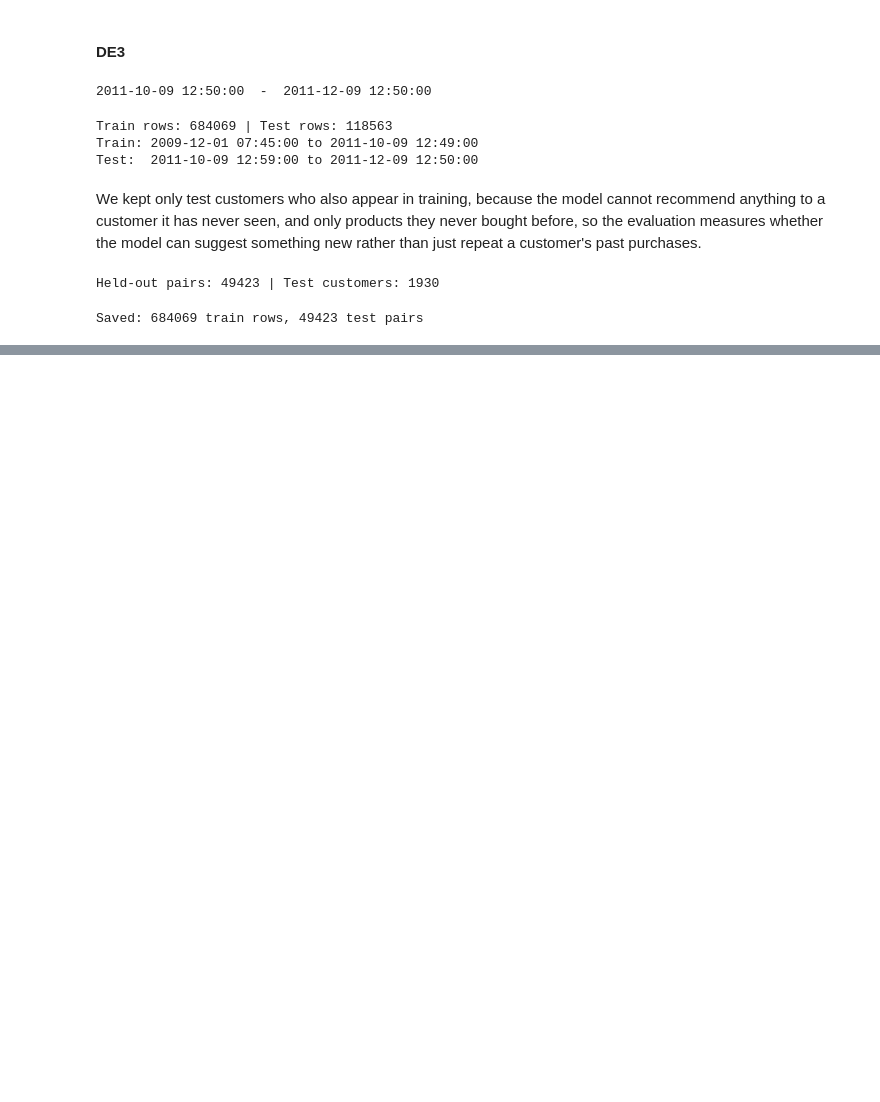
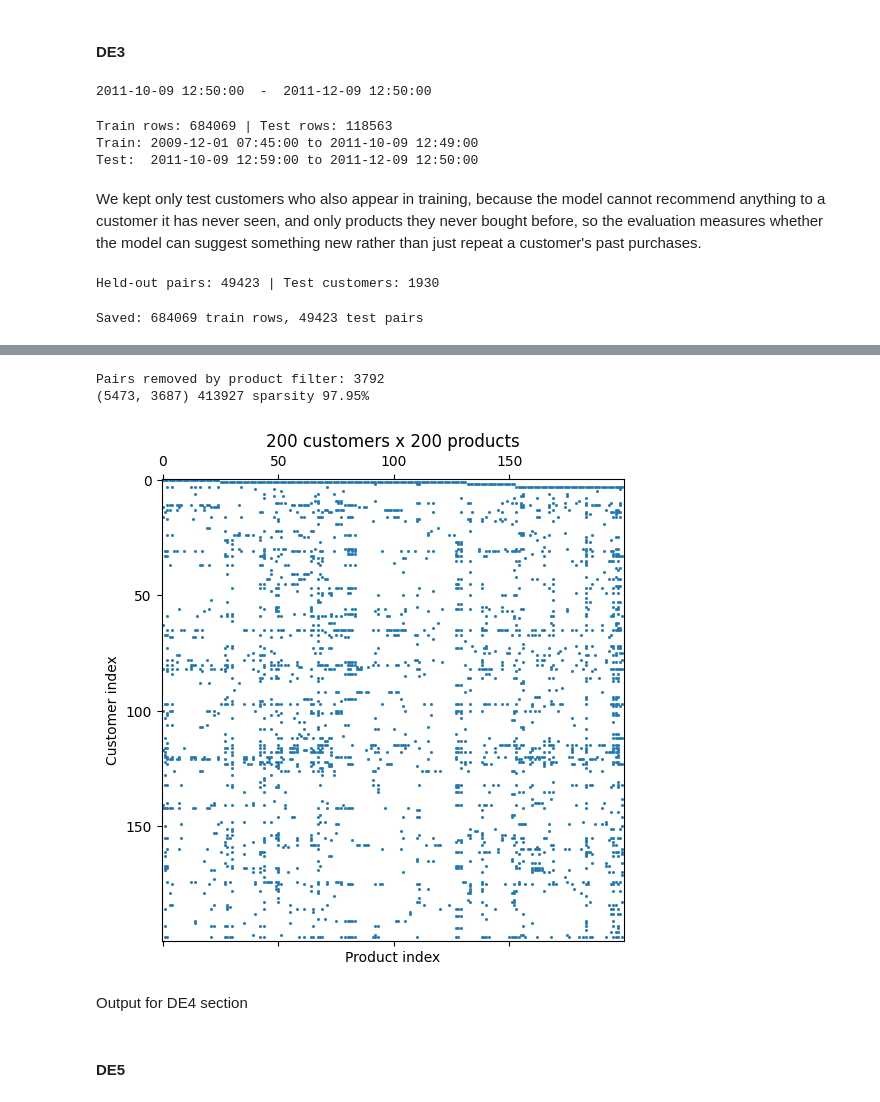
Before and after one commit to kholostovamk/Online-Retail-II-UCI, a Jupyter notebook: work.ipynb, the cells around one changed output, grey strips where cells are left out. Drawn from its saved outputs; the diff is of its cells as text; code cells hidden in the pictures; blank space fills up the shorter version.

Commit message:
DE4-DE5: sparse matrix, index maps and matrix report

```diff
--- a/work.ipynb
+++ b/work.ipynb
@@ -138,6 +139,8 @@ Next, we will be dropping rows with empty CustomerID's. Every row has to go into
 df_cleaned = df[df['Customer ID'].notna()]
 
 df = log_removed_rows("Left non-empty CustomerID rows.", df, df_cleaned)
+
+df['Customer ID'] = df['Customer ID'].astype(int) # bring ID's back to whole numbers
 # %% [output]
 Left non-empty CustomerID rows. Rows removed: 234244 | New data size: 802632
 # %%
@@ -196,0 +204,34 @@ Saved: 684069 train rows, 49423 test pairs
+# %%
+train_pairs = train.groupby(pair, as_index=False)["Quantity"].sum()
+
+#number of different customers per product
+customers_per_product = train_pairs["StockCode"].value_counts()
+popular_products = customers_per_product[customers_per_product >= 10].index
+
+before = len(train_pairs)
+train_pairs = train_pairs[train_pairs["StockCode"].isin(popular_products)]
+print("Pairs removed by product filter:", before - len(train_pairs))
+
+# DE4: sparse customer x product matrix from TRAINING rows only
+cust = {c: i for i, c in enumerate(train_pairs["Customer ID"].unique())}
+prod = {p: j for j, p in enumerate(train_pairs["StockCode"].unique())}
+rows = train_pairs["Customer ID"].map(cust)
+cols = train_pairs["StockCode"].map(prod)
+vals = np.log1p(train_pairs["Quantity"]) # one possible purchase value
+A = sp.csr_matrix((vals, (rows, cols)), shape=(len(cust), len(prod)))
+print(A.shape, A.nnz, f"sparsity {1 - A.nnz / (A.shape[0] * A.shape[1]):.2%}")
+# %% [output]
+Pairs removed by product filter: 3792
+(5473, 3687) 413927 sparsity 97.95%
+# %%
+#each dot is a filled cell: a customer (row) bought a product (column)
+plt.figure(figsize=(6, 6))
+plt.spy(A[:200, :200], markersize=1)
+plt.title("200 customers x 200 products")
+plt.xlabel("Product index")
+plt.ylabel("Customer index")
+plt.show()
+# %% [output]
+[figure, added]
+# %% [markdown]
+Output for DE4 section
@@ -196,0 +242,2 @@ Saved: 684069 train rows, 49423 test pairs
+# %% [markdown]
+#### DE5
```
Also changed, not shown: parts of 7 cells of this notebook.
